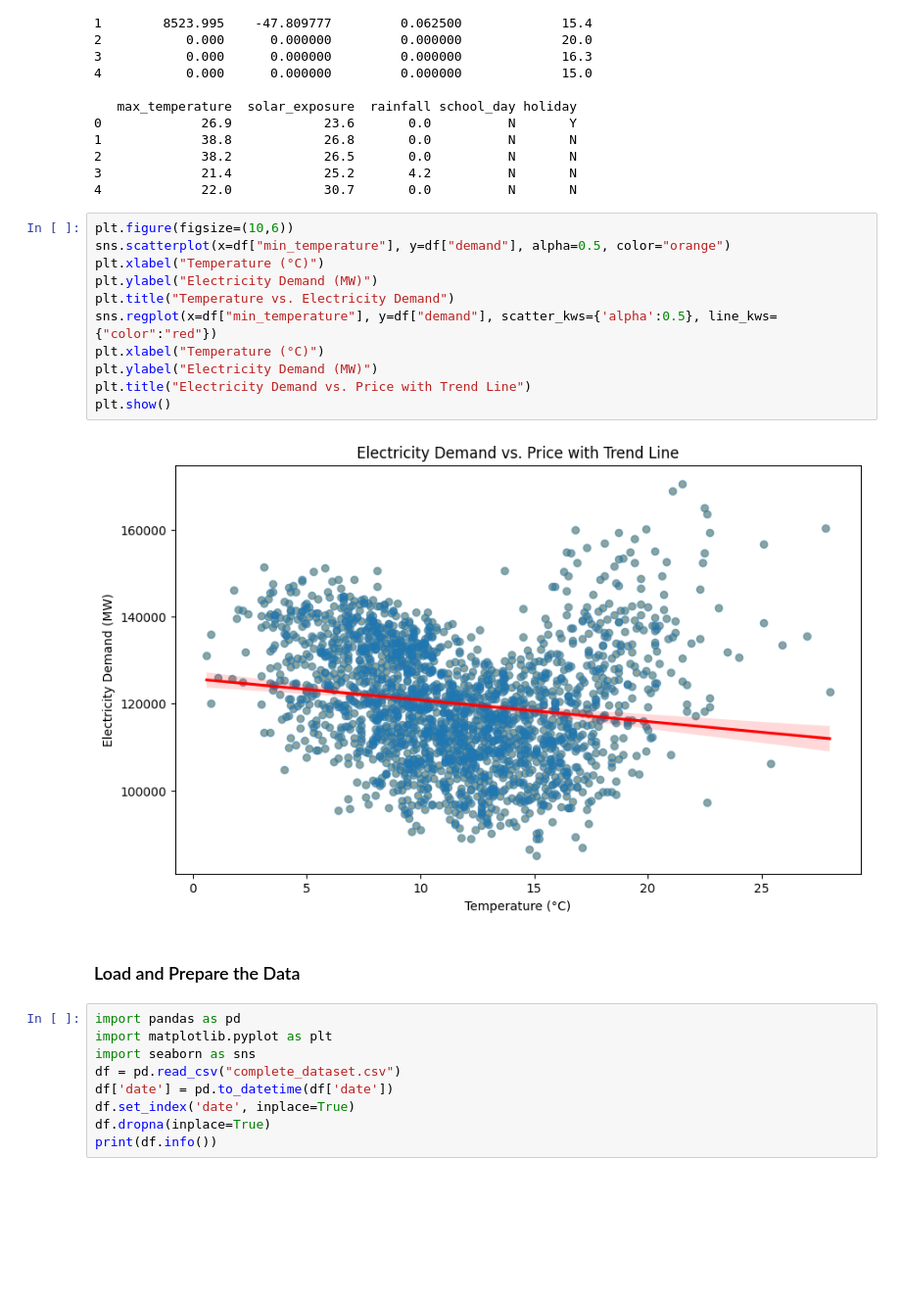
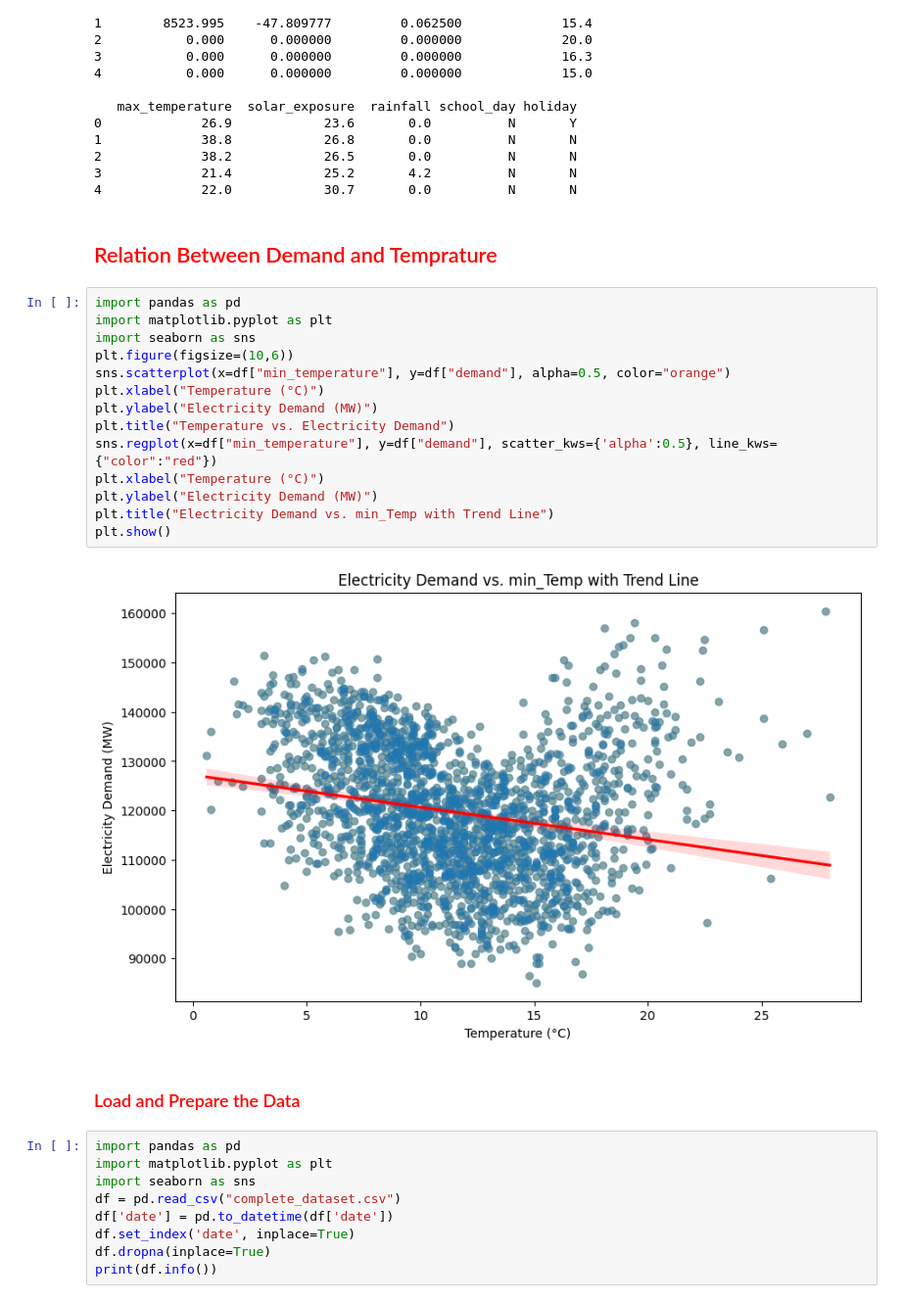
Before and after one commit to amalsalilan/Electricity_Demand-and_Price_ForecastingInfosys_Internship_Oct2025, a Jupyter notebook: Electricity and price forecasting.ipynb, the cells around one changed output. Shown at 98% size. Cells and saved outputs as stored; diff of their text form; blank space fills up the shorter version.

```diff
--- a/Electricity and price forecasting.ipynb
+++ b/Electricity and price forecasting.ipynb
@@ -144,21 +148,26 @@ print(df.head())
 2             38.2            26.5       0.0          N       N
 3             21.4            25.2       4.2          N       N
 4             22.0            30.7       0.0          N       N
+# %% [markdown]
+## <font color='red'>Relation Between Demand and Temprature</font>
 # %%
+import pandas as pd
+import matplotlib.pyplot as plt
+import seaborn as sns
 plt.figure(figsize=(10,6))
 sns.scatterplot(x=df["min_temperature"], y=df["demand"], alpha=0.5, color="orange")
 plt.xlabel("Temperature (°C)")
 plt.ylabel("Electricity Demand (MW)")
 plt.title("Temperature vs. Electricity Demand")
 sns.regplot(x=df["min_temperature"], y=df["demand"], scatter_kws={'alpha':0.5}, line_kws={"color":"red"})
 plt.xlabel("Temperature (°C)")
 plt.ylabel("Electricity Demand (MW)")
-plt.title("Electricity Demand vs. Price with Trend Line")
+plt.title("Electricity Demand vs. min_Temp with Trend Line")
 plt.show()
 # %% [output]
-[figure, old version]
+[figure, new version]
 # %% [markdown]
-### Load and Prepare the Data
+### <font color='red'>Load and Prepare the Data</font>
 # %%
 import pandas as pd
 import matplotlib.pyplot as plt
```
Also changed, not shown: parts of 22 cells of this notebook.
